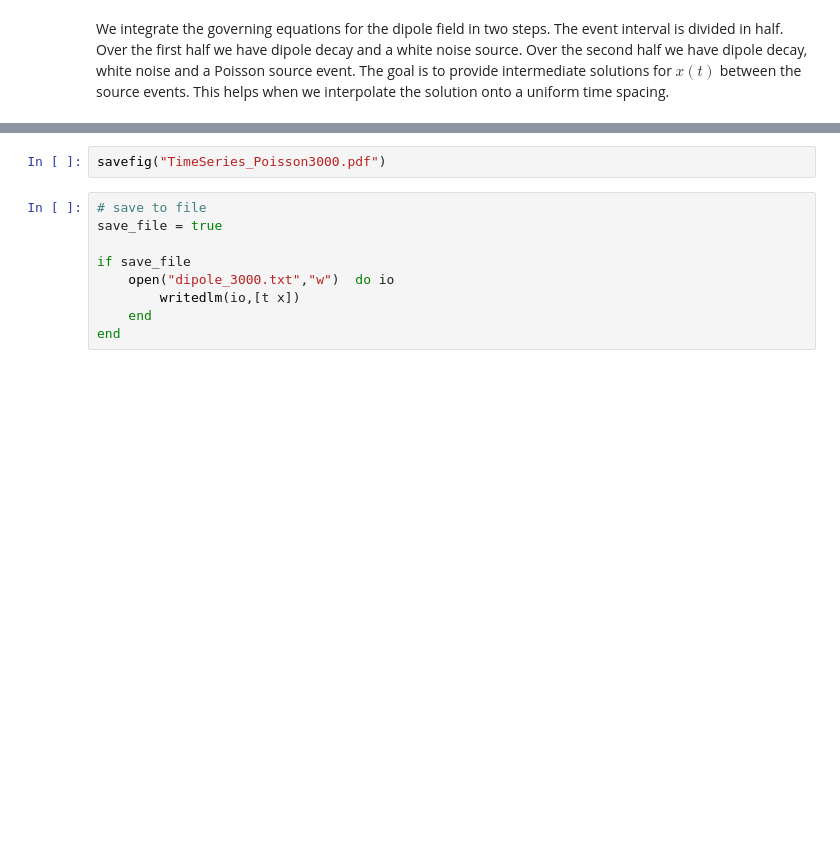
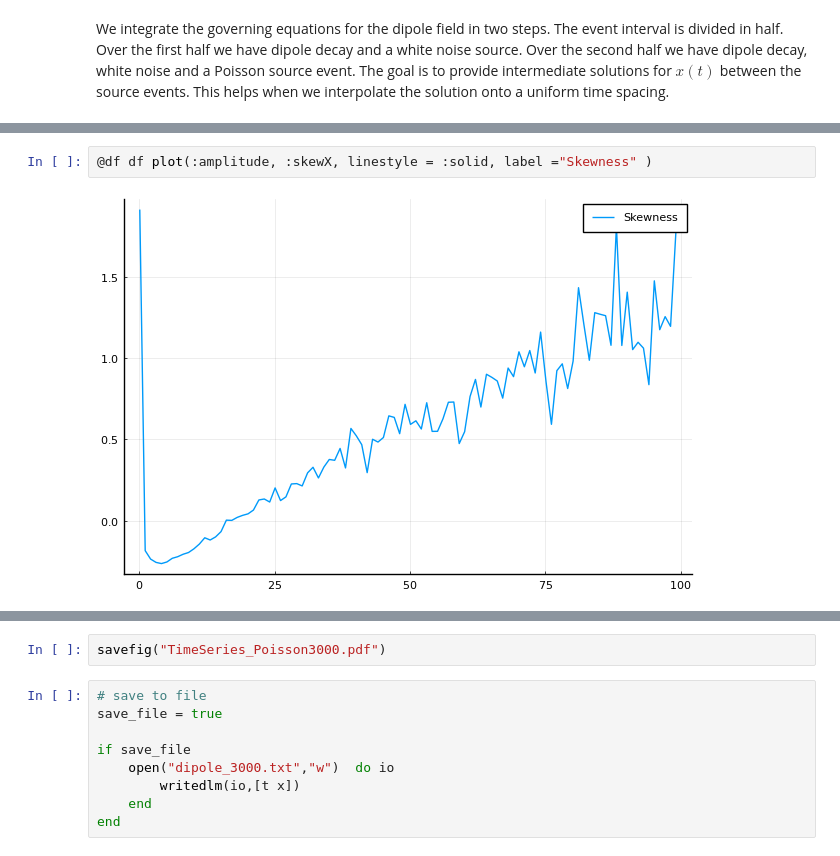
Before and after one commit to MurrayJaneMary/Stochastic, a Jupyter notebook: Poisson3000.ipynb, the cells around one changed output, grey strips where cells are left out. Saved outputs shown, nothing was run; the diff lists cells and outputs as text; blank space fills up the shorter version.

```diff
--- a/Poisson3000.ipynb
+++ b/Poisson3000.ipynb
@@ -88,0 +152,4 @@ mean x = 4.9253781027381836 std x = 2.5549777685706707 skewness = 0.261609842097
+# %%
+@df df plot(:amplitude, :skewX, linestyle = :solid, label ="Skewness" )
+# %% [output]
+[figure, added]
```
Also changed, not shown: parts of 10 cells of this notebook, 4 other files.
